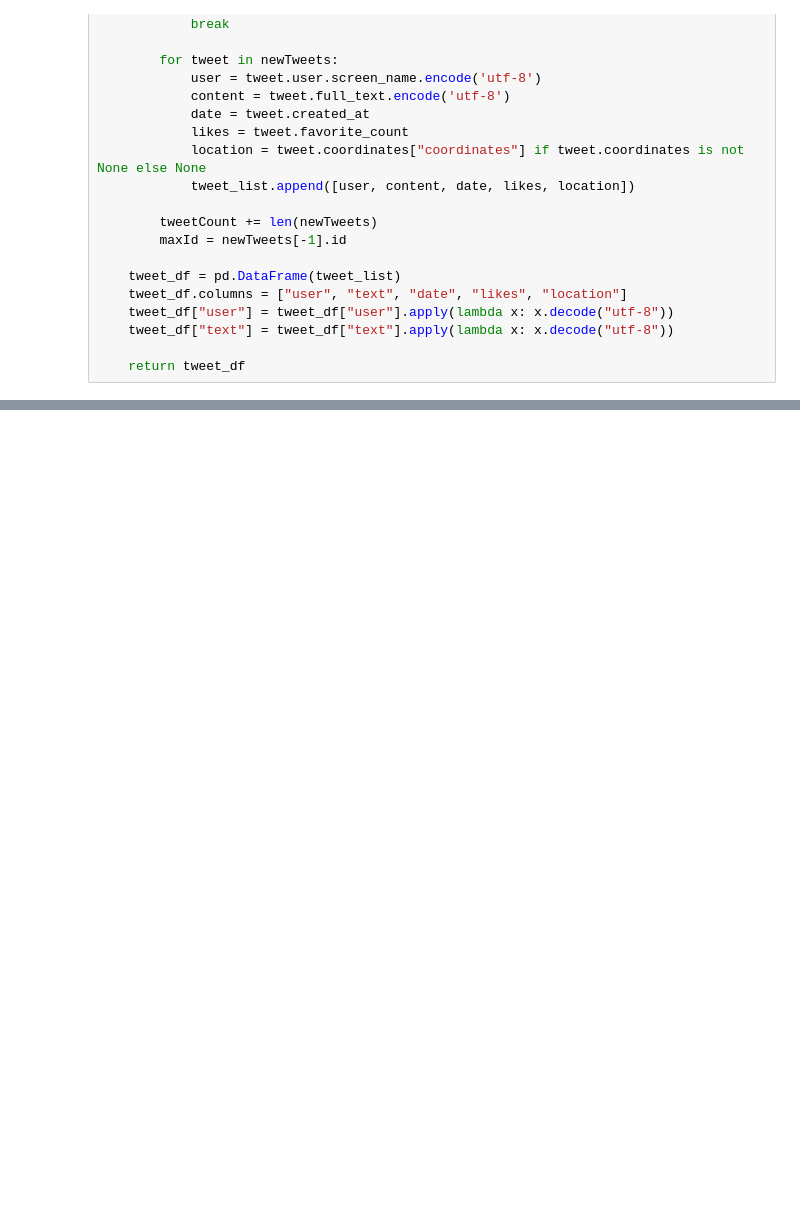
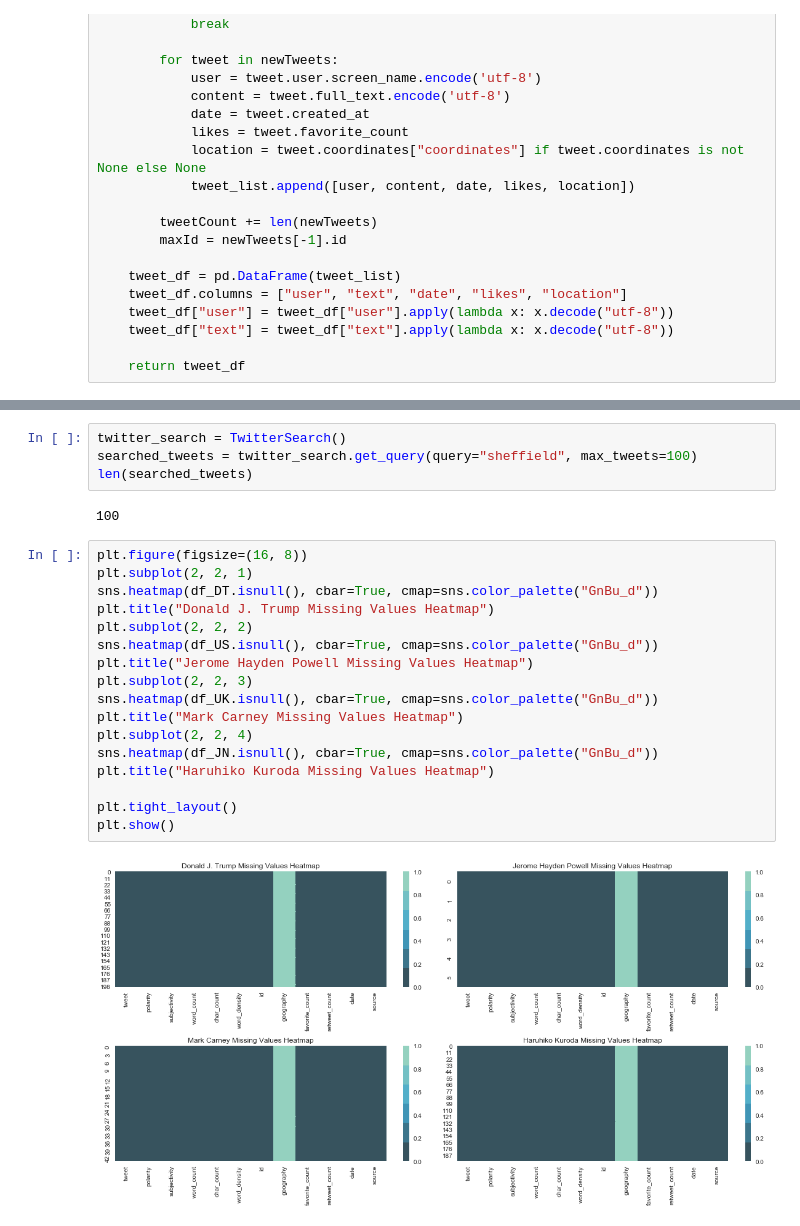
Before and after one commit to penguinwang96825/Twitter-Miner, a Jupyter notebook: Crawler.ipynb, the cells around one changed output, grey strips where cells are left out. Saved outputs shown, nothing was run; the diff lists cells and outputs as text; blank space fills up the shorter version.

```diff
--- a/Crawler.ipynb
+++ b/Crawler.ipynb
@@ -226,0 +274,25 @@ plt.show()
+# %%
+twitter_search = TwitterSearch()
+searched_tweets = twitter_search.get_query(query="sheffield", max_tweets=100)
+len(searched_tweets)
+# %% [output]
+100
+# %%
+plt.figure(figsize=(16, 8))
+plt.subplot(2, 2, 1)
+sns.heatmap(df_DT.isnull(), cbar=True, cmap=sns.color_palette("GnBu_d"))
+plt.title("Donald J. Trump Missing Values Heatmap")
+plt.subplot(2, 2, 2)
+sns.heatmap(df_US.isnull(), cbar=True, cmap=sns.color_palette("GnBu_d"))
+plt.title("Jerome Hayden Powell Missing Values Heatmap")
+plt.subplot(2, 2, 3)
+sns.heatmap(df_UK.isnull(), cbar=True, cmap=sns.color_palette("GnBu_d"))
+plt.title("Mark Carney Missing Values Heatmap")
+plt.subplot(2, 2, 4)
+sns.heatmap(df_JN.isnull(), cbar=True, cmap=sns.color_palette("GnBu_d"))
+plt.title("Haruhiko Kuroda Missing Values Heatmap")
+
+plt.tight_layout()
+plt.show()
+# %% [output]
+[figure, added]
```
Also changed, not shown: parts of 5 cells of this notebook, 1 other file.
